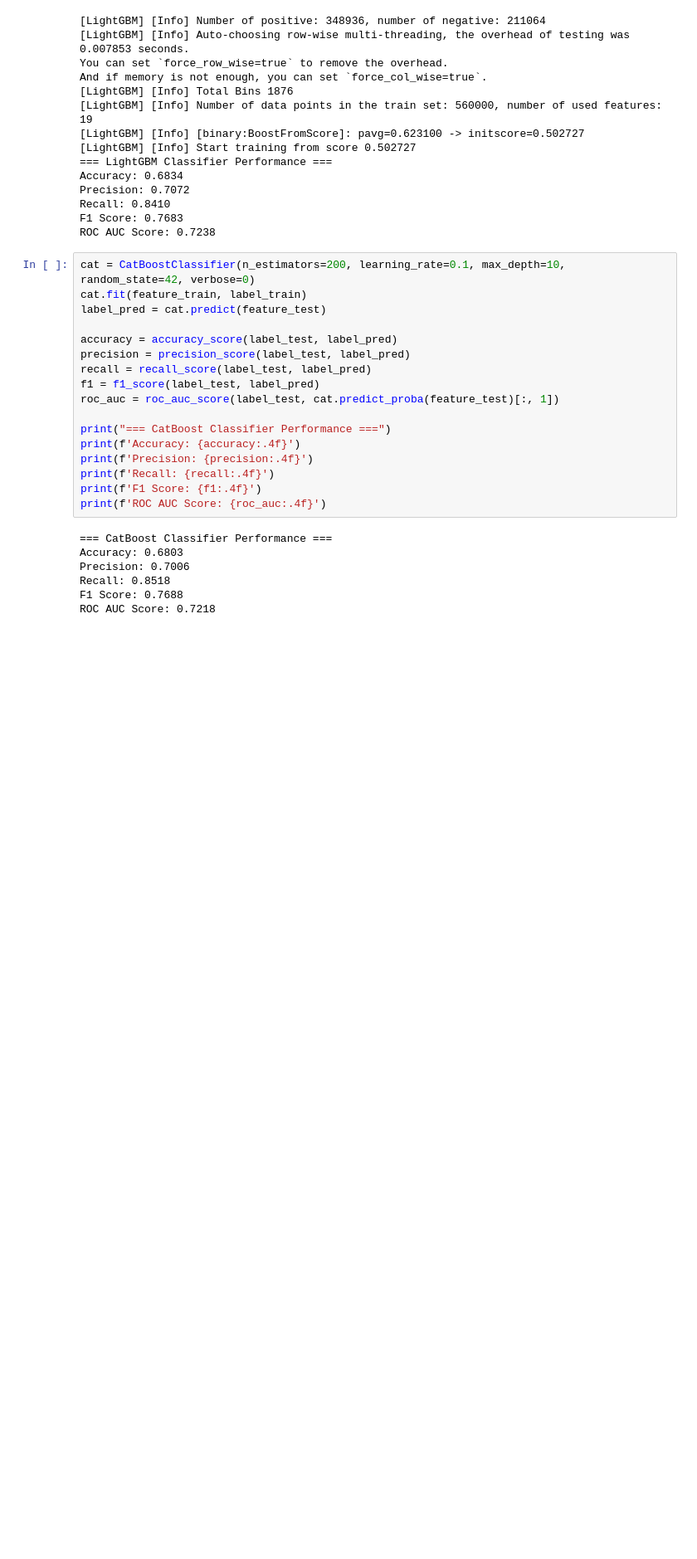
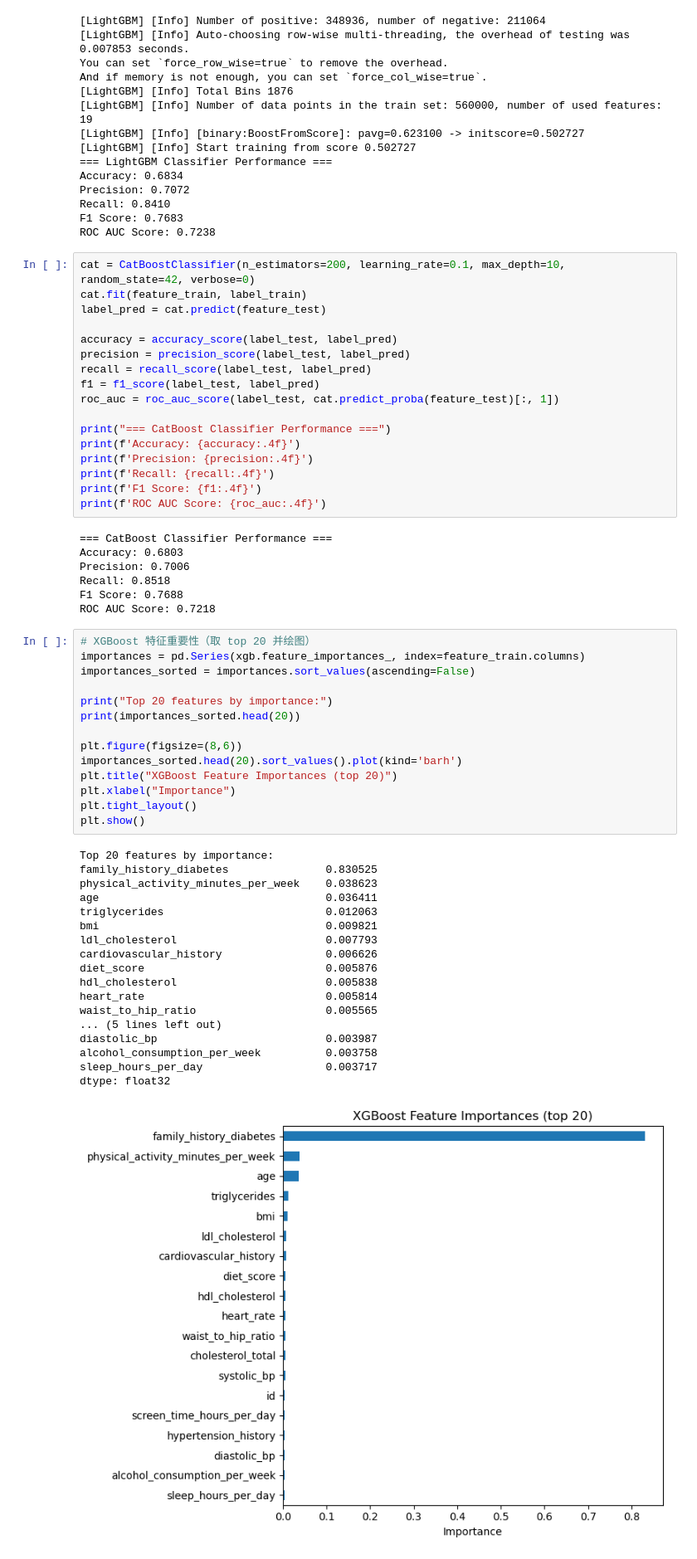
Before and after one commit to Musheng-bot/AI-Project, a Jupyter notebook: run.ipynb, the cells around one changed output. Shown: that part at 83% size. Drawn from its saved outputs; the diff is of its cells as text; blank space fills up the shorter version.

```diff
--- a/run.ipynb
+++ b/run.ipynb
@@ -226,3 +226,36 @@ Precision: 0.7006
 Recall: 0.8518
 F1 Score: 0.7688
 ROC AUC Score: 0.7218
+# %%
+# XGBoost 特征重要性（取 top 20 并绘图）
+importances = pd.Series(xgb.feature_importances_, index=feature_train.columns)
+importances_sorted = importances.sort_values(ascending=False)
+
+print("Top 20 features by importance:")
+print(importances_sorted.head(20))
+
+plt.figure(figsize=(8,6))
+importances_sorted.head(20).sort_values().plot(kind='barh')
+plt.title("XGBoost Feature Importances (top 20)")
+plt.xlabel("Importance")
+plt.tight_layout()
+plt.show()
+# %% [output]
+Top 20 features by importance:
+family_history_diabetes               0.830525
+physical_activity_minutes_per_week    0.038623
+age                                   0.036411
+triglycerides                         0.012063
+bmi                                   0.009821
+ldl_cholesterol                       0.007793
+cardiovascular_history                0.006626
+diet_score                            0.005876
+hdl_cholesterol                       0.005838
+heart_rate                            0.005814
+waist_to_hip_ratio                    0.005565
+... (5 lines left out)
+diastolic_bp                          0.003987
+alcohol_consumption_per_week          0.003758
+sleep_hours_per_day                   0.003717
+dtype: float32
+[figure, added]
```
Also changed, not shown: parts of 4 cells of this notebook, 1 other file.
